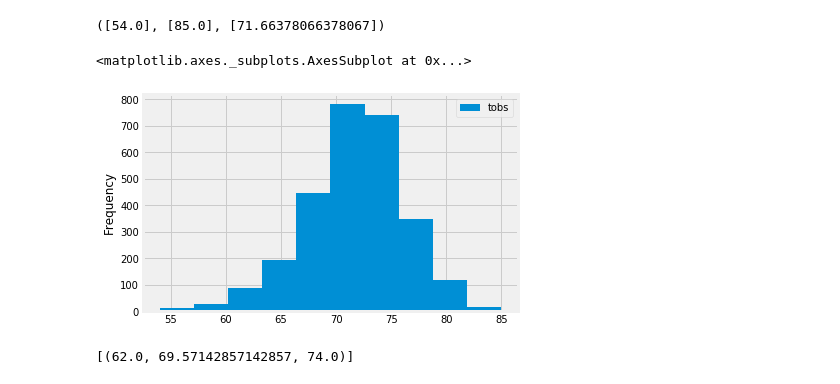
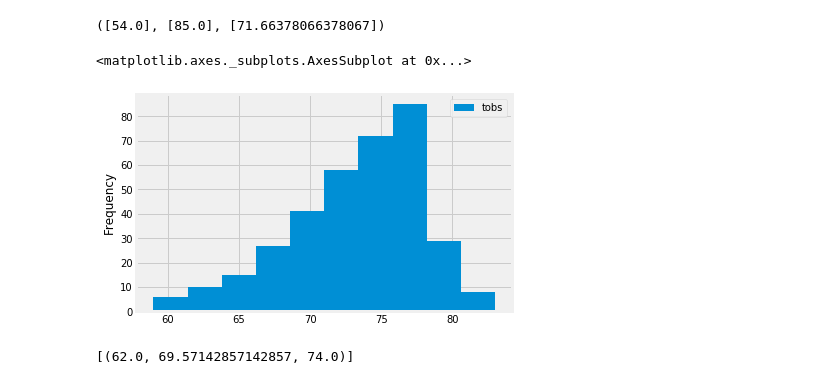
Before and after one commit to nsitapara/data-analytics, a Jupyter notebook: Homework/Homework 8/climate_starter.ipynb, the cells around one changed output. Saved outputs shown, nothing was run; the diff lists cells and outputs as text; code cells hidden in the pictures.

```diff
--- a/Homework/Homework 8/climate_starter.ipynb
+++ b/Homework/Homework 8/climate_starter.ipynb
@@ -152,15 +175,16 @@ to_list
 # %%
 # Choose the station with the highest number of temperature observations.
 # Query the last 12 months of temperature observation data for this station and plot the results as a histogram
 highest_number_temp = all_data[["station","tobs"]]
 highest_number_temp = highest_number_temp.groupby("station").count()
 highest_number_temp = highest_number_temp.sort_values(by="tobs",ascending=False)
 highest_number_temp
-USC00519281_tobs = pd.read_sql("select tobs from measurement where station = 'USC00519281'",conn)
+USC00519281_tobs = pd.read_sql(f"select date,tobs from measurement where station = 'USC00519281' and date >= '{year_from_max}'",conn)
+# USC00519281_tobs
 USC00519281_tobs.plot(kind='hist')
 # %% [output]
 <matplotlib.axes._subplots.AxesSubplot at 0x...>
-[figure, old version]
+[figure, new version]
 # %%
 # Write a function called `calc_temps` that will accept start date and end date in the format '%Y-%m-%d'
 # and return the minimum, average, and maximum temperatures for that range of dates
```
Also changed, not shown: parts of 4 cells of this notebook, 1 other file.
